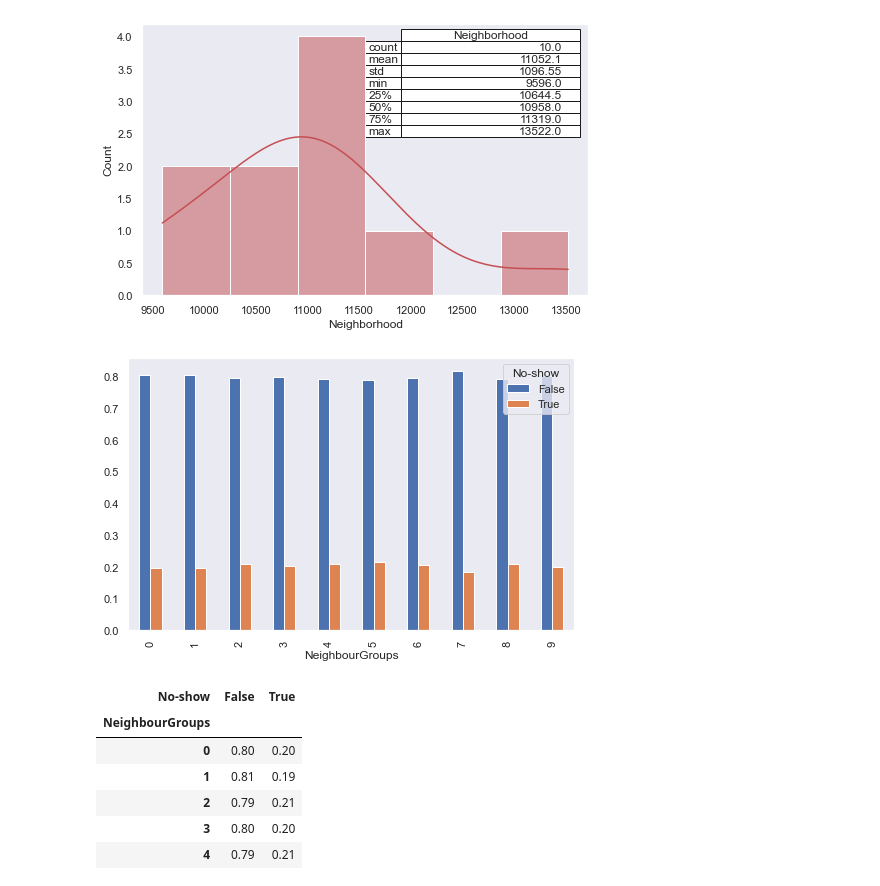
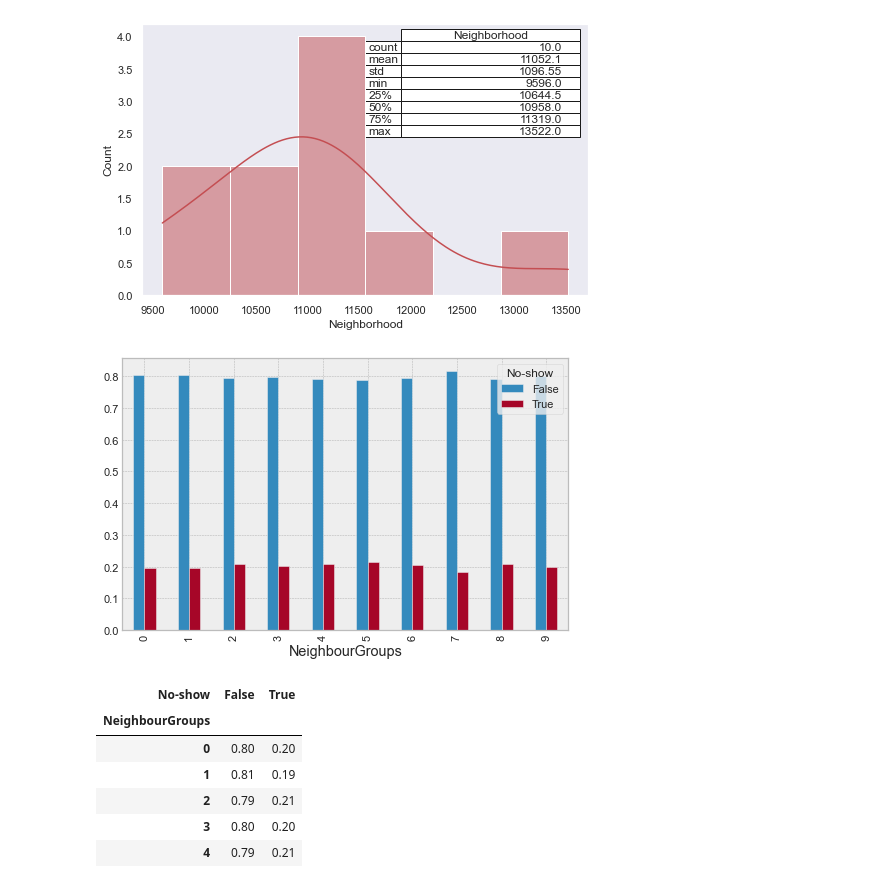
Before and after one commit to skacem/Business-Analytics, a Jupyter notebook: Misc/Medical_appointment_analysis.ipynb, the cells around one changed output. Cells and saved outputs as stored; diff of their text form; code cells hidden in the pictures.

```diff
--- a/Misc/Medical_appointment_analysis.ipynb
+++ b/Misc/Medical_appointment_analysis.ipynb
@@ -184,11 +192,12 @@ df['WaitingDays'] = df['WaitingDays'].dt.days
 Remove appointment IDs, they don't contain any valuable information. We could also remove patient ID's, however I want to check if some patients didn't show more than twice. We will also remove the 'ScheduledDay' variable
 # %%
 # remove  'AppointmentID' & 'ScheduledDay'
-df.drop(['AppointmentID', 'ScheduledDay'], axis=1, inplace=True);
+df.drop(['AppointmentID'], axis=1, inplace=True);
 # %%
 # Rename columns
 df.rename(columns={'Neighbourhood': 'Neighborhood',
                    'Handcap': 'Handicap',
-                   'Hipertension': 'Hypertension'},
+                   'Hipertension': 'Hypertension',
+                   'AppointmentDay': 'AppointmentDate'},
           inplace=True)
 # %%
@@ -204,8 +213,8 @@ df['Neighborhood'][0]
 'Jardim Da Penha'
 # %%
 # Extract Day of the week and Month from appointments
-df['AppointmentMonth'] = df['AppointmentDay'].dt.month_name().astype('category')
-df['AppointmentDay'] = df['AppointmentDay'].dt.day_name().astype('category')
+df['AppointmentMonth'] = df['AppointmentDate'].dt.month_name().astype('category')
+df['AppointmentDay'] = df['AppointmentDate'].dt.day_name().astype('category')
 # %% [markdown]
 ### Data Consistency Check
 # %%
@@ -327,9 +336,10 @@ pd.plotting.table(g, np.round(group_app_dist.describe(), 2),
 # %%
 group_app_dist.sort_values(ascending=True, inplace=True)
 # %%
+plt.style.use('bmh')
 df.groupby('NeighbourGroups')['No-show'].value_counts(normalize=True).unstack().plot.bar();
 # %% [output]
-[figure, old version]
+[figure, new version]
 # %%
 df.groupby('NeighbourGroups')['No-show'].value_counts(normalize=True).unstack()
 # %% [output]
```
Also changed, not shown: parts of 31 cells of this notebook.
